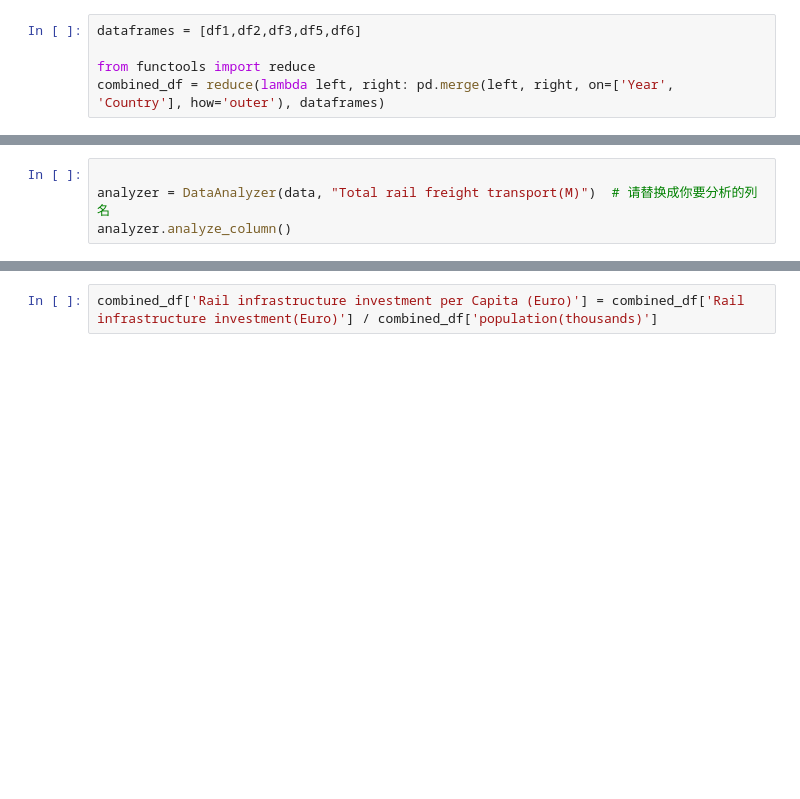
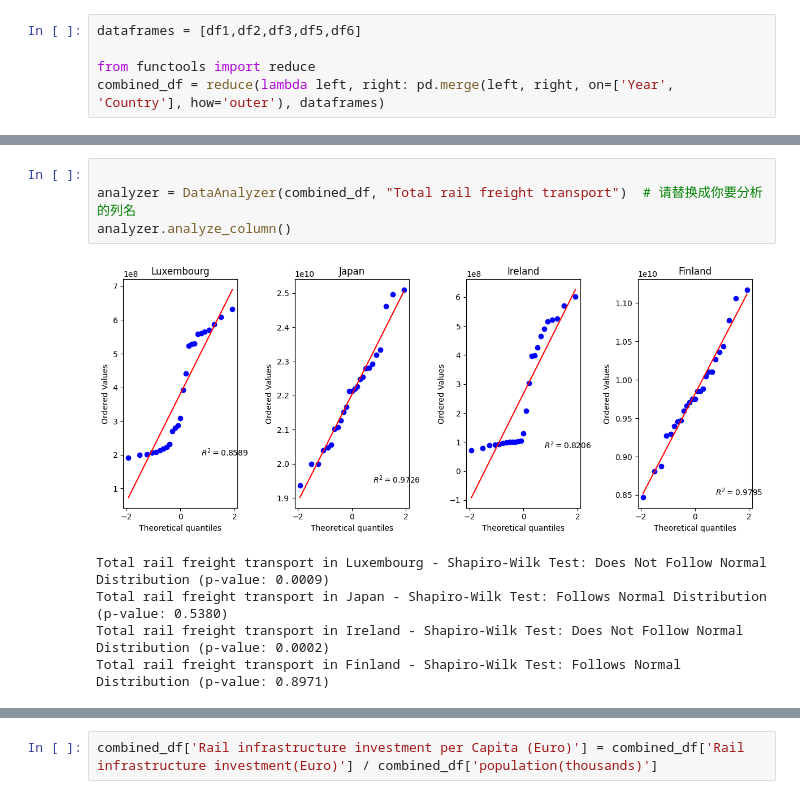
Before and after one commit to ZheLuo2023/CA2, a Jupyter notebook: Untitled1.ipynb, the cells around one changed output, grey strips where cells are left out. Cells and saved outputs as stored; diff of their text form; blank space fills up the shorter version.

```diff
--- a/Untitled1.ipynb
+++ b/Untitled1.ipynb
@@ -661,5 +1491,11 @@ data =  combined_df  # 请替换成你的数据文件路径
 # %%
 
-analyzer = DataAnalyzer(data, "Total rail freight transport(M)")  # 请替换成你要分析的列名
+analyzer = DataAnalyzer(combined_df, "Total rail freight transport")  # 请替换成你要分析的列名
 analyzer.analyze_column()
+# %% [output]
+[figure, added]
+Total rail freight transport in Luxembourg - Shapiro-Wilk Test: Does Not Follow Normal Distribution (p-value: 0.0009)
+Total rail freight transport in Japan - Shapiro-Wilk Test: Follows Normal Distribution (p-value: 0.5380)
+Total rail freight transport in Ireland - Shapiro-Wilk Test: Does Not Follow Normal Distribution (p-value: 0.0002)
+Total rail freight transport in Finland - Shapiro-Wilk Test: Follows Normal Distribution (p-value: 0.8971)
 # %%
```
Also changed, not shown: parts of 89 cells of this notebook, 2 other files.
